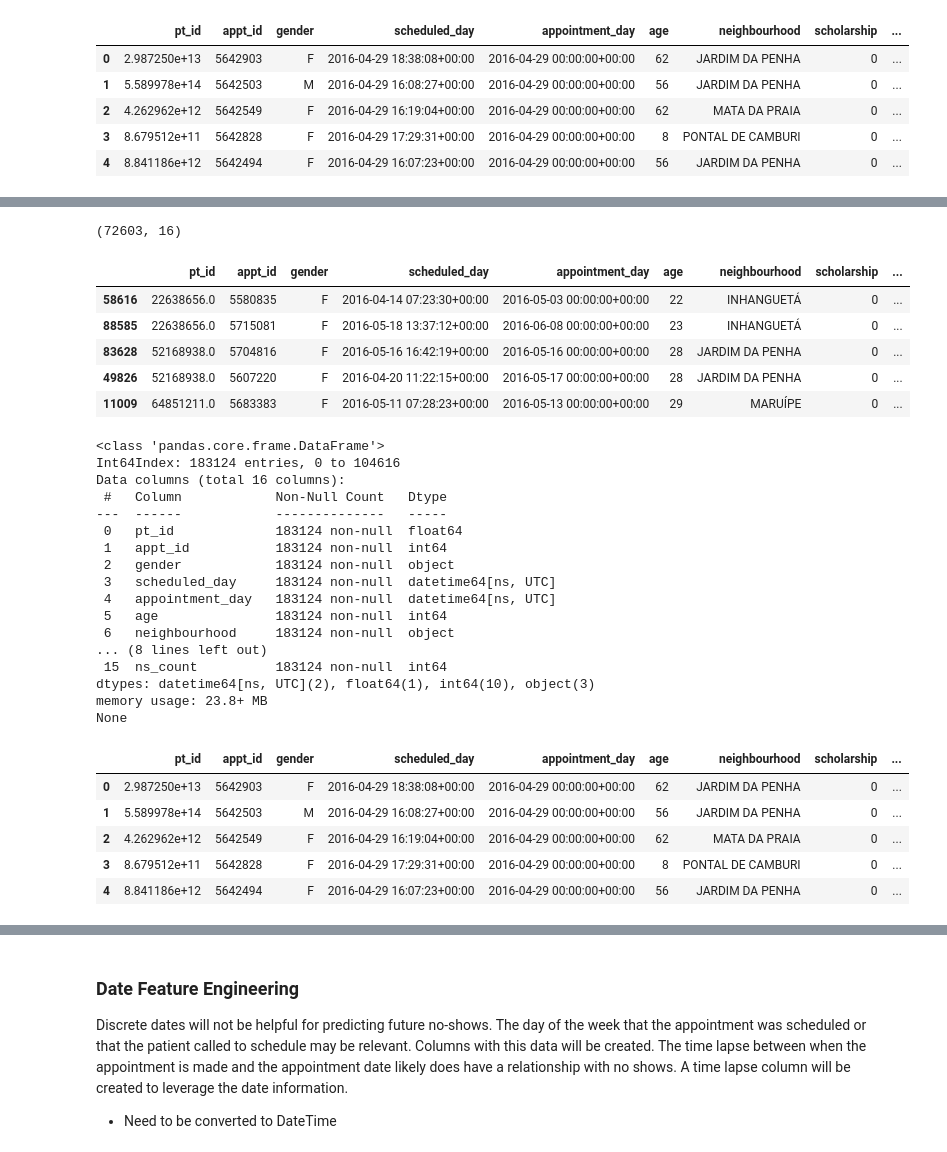
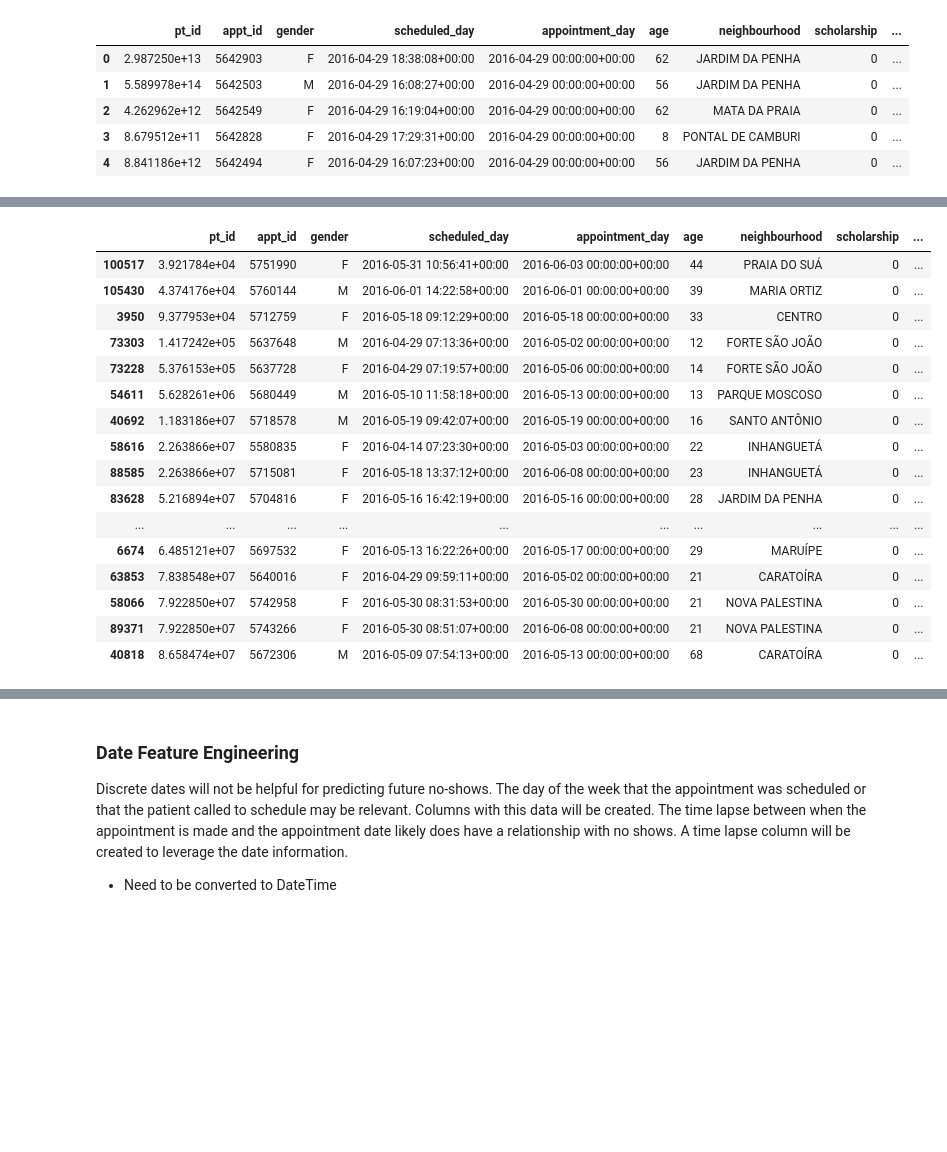
Before and after one commit to afbowman/UnsupervisedLearning, a Jupyter notebook: Capstone_Project.ipynb, the cells around one changed output, grey strips where cells are left out. Cells and saved outputs as stored; diff of their text form; code cells hidden in the pictures; blank space fills up the shorter version.

```diff
--- a/Capstone_Project.ipynb
+++ b/Capstone_Project.ipynb
@@ -377,14 +320,14 @@ def count_noshows(dup_df):
     dup_df = dup_df.sort_values(['pt_id', 'appointment_day'])
 
     # group rows by patient id and cumulatively count the number of appointments
-    dup_df['appt_count'] = dup_df.groupby('pt_id').cumcount() + 1
+    dup_df['past_appts'] = dup_df.groupby('pt_id').cumcount()
 
     # group rows by patient id and counts the number of no shows for each row
-    dup_df['ns_count'] = (dup_df
-                            .groupby('pt_id')['no_show']
+    dup_df['past_ns'] = (dup_df
+                          .groupby('pt_id')['no_show']
                           .apply(lambda x: (x == 'Yes')
-                          .cumsum())).fillna(0)
+                          .cumsum() - (x == 'Yes').astype(int))).fillna(0)
     return dup_df
 # %%
-# apply dunction to the duplicate pts df and return a new df
-new_dups = count_noshows(dup_pts)
+# apply function to the duplicate pts df and return a new df
+df_prep = count_noshows(df_prep)
@@ -395,12 +354,21 @@ dup_pts.shape
 # %%
-# view new dataframe and relevant info
-print(new_dups.shape)
-new_dups.head(5)
+# view updated dataframe and relevant info
+df_prep.sort_values('pt_id').head(20)
 # %% [output]
-(72603, 16)
 |  | pt_id | appt_id | gender | scheduled_day | appointment_day | age | neighbourhood | scholarship | ... |
-| 58616 | 22638656.0 | 5580835 | F | 2016-04-14 07:23:30+00:00 | 2016-05-03 00:00:00+00:00 | 22 | INHANGUETÁ | 0 | ... |
-| 88585 | 22638656.0 | 5715081 | F | 2016-05-18 13:37:12+00:00 | 2016-06-08 00:00:00+00:00 | 23 | INHANGUETÁ | 0 | ... |
-| 83628 | 52168938.0 | 5704816 | F | 2016-05-16 16:42:19+00:00 | 2016-05-16 00:00:00+00:00 | 28 | JARDIM DA PENHA | 0 | ... |
-| 49826 | 52168938.0 | 5607220 | F | 2016-04-20 11:22:15+00:00 | 2016-05-17 00:00:00+00:00 | 28 | JARDIM DA PENHA | 0 | ... |
-| 11009 | 64851211.0 | 5683383 | F | 2016-05-11 07:28:23+00:00 | 2016-05-13 00:00:00+00:00 | 29 | MARUÍPE | 0 | ... |
+| 100517 | 3.921784e+04 | 5751990 | F | 2016-05-31 10:56:41+00:00 | 2016-06-03 00:00:00+00:00 | 44 | PRAIA DO SUÁ | 0 | ... |
+| 105430 | 4.374176e+04 | 5760144 | M | 2016-06-01 14:22:58+00:00 | 2016-06-01 00:00:00+00:00 | 39 | MARIA ORTIZ | 0 | ... |
+| 3950 | 9.377953e+04 | 5712759 | F | 2016-05-18 09:12:29+00:00 | 2016-05-18 00:00:00+00:00 | 33 | CENTRO | 0 | ... |
+| 73303 | 1.417242e+05 | 5637648 | M | 2016-04-29 07:13:36+00:00 | 2016-05-02 00:00:00+00:00 | 12 | FORTE SÃO JOÃO | 0 | ... |
+| 73228 | 5.376153e+05 | 5637728 | F | 2016-04-29 07:19:57+00:00 | 2016-05-06 00:00:00+00:00 | 14 | FORTE SÃO JOÃO | 0 | ... |
+| 54611 | 5.628261e+06 | 5680449 | M | 2016-05-10 11:58:18+00:00 | 2016-05-13 00:00:00+00:00 | 13 | PARQUE MOSCOSO | 0 | ... |
+| 40692 | 1.183186e+07 | 5718578 | M | 2016-05-19 09:42:07+00:00 | 2016-05-19 00:00:00+00:00 | 16 | SANTO ANTÔNIO | 0 | ... |
+| 58616 | 2.263866e+07 | 5580835 | F | 2016-04-14 07:23:30+00:00 | 2016-05-03 00:00:00+00:00 | 22 | INHANGUETÁ | 0 | ... |
+| 88585 | 2.263866e+07 | 5715081 | F | 2016-05-18 13:37:12+00:00 | 2016-06-08 00:00:00+00:00 | 23 | INHANGUETÁ | 0 | ... |
+| 83628 | 5.216894e+07 | 5704816 | F | 2016-05-16 16:42:19+00:00 | 2016-05-16 00:00:00+00:00 | 28 | JARDIM DA PENHA | 0 | ... |
+| ... | ... | ... | ... | ... | ... | ... | ... | ... | ... |
+| 6674 | 6.485121e+07 | 5697532 | F | 2016-05-13 16:22:26+00:00 | 2016-05-17 00:00:00+00:00 | 29 | MARUÍPE | 0 | ... |
+| 63853 | 7.838548e+07 | 5640016 | F | 2016-04-29 09:59:11+00:00 | 2016-05-02 00:00:00+00:00 | 21 | CARATOÍRA | 0 | ... |
+| 58066 | 7.922850e+07 | 5742958 | F | 2016-05-30 08:31:53+00:00 | 2016-05-30 00:00:00+00:00 | 21 | NOVA PALESTINA | 0 | ... |
+| 89371 | 7.922850e+07 | 5743266 | F | 2016-05-30 08:51:07+00:00 | 2016-06-08 00:00:00+00:00 | 21 | NOVA PALESTINA | 0 | ... |
+| 40818 | 8.658474e+07 | 5672306 | M | 2016-05-09 07:54:13+00:00 | 2016-05-13 00:00:00+00:00 | 68 | CARATOÍRA | 0 | ... |
@@ -410,28 +375 @@ df_prep = pd.concat([single_pts, new_dups])
-# %%
-print(df_prep.info())
-df_prep.head()
-# %% [output]
-<class 'pandas.core.frame.DataFrame'>
-Int64Index: 183124 entries, 0 to 104616
-Data columns (total 16 columns):
- #   Column            Non-Null Count   Dtype
----  ------            --------------   -----
- 0   pt_id             183124 non-null  float64
- 1   appt_id           183124 non-null  int64
- 2   gender            183124 non-null  object
- 3   scheduled_day     183124 non-null  datetime64[ns, UTC]
- 4   appointment_day   183124 non-null  datetime64[ns, UTC]
- 5   age               183124 non-null  int64
- 6   neighbourhood     183124 non-null  object
-... (8 lines left out)
- 15  ns_count          183124 non-null  int64
-dtypes: datetime64[ns, UTC](2), float64(1), int64(10), object(3)
-memory usage: 23.8+ MB
-None
-|  | pt_id | appt_id | gender | scheduled_day | appointment_day | age | neighbourhood | scholarship | ... |
-| 0 | 2.987250e+13 | 5642903 | F | 2016-04-29 18:38:08+00:00 | 2016-04-29 00:00:00+00:00 | 62 | JARDIM DA PENHA | 0 | ... |
-| 1 | 5.589978e+14 | 5642503 | M | 2016-04-29 16:08:27+00:00 | 2016-04-29 00:00:00+00:00 | 56 | JARDIM DA PENHA | 0 | ... |
-| 2 | 4.262962e+12 | 5642549 | F | 2016-04-29 16:19:04+00:00 | 2016-04-29 00:00:00+00:00 | 62 | MATA DA PRAIA | 0 | ... |
-| 3 | 8.679512e+11 | 5642828 | F | 2016-04-29 17:29:31+00:00 | 2016-04-29 00:00:00+00:00 | 8 | PONTAL DE CAMBURI | 0 | ... |
-| 4 | 8.841186e+12 | 5642494 | F | 2016-04-29 16:07:23+00:00 | 2016-04-29 00:00:00+00:00 | 56 | JARDIM DA PENHA | 0 | ... |
 # %%
```
Also changed, not shown: parts of 17 cells of this notebook.
